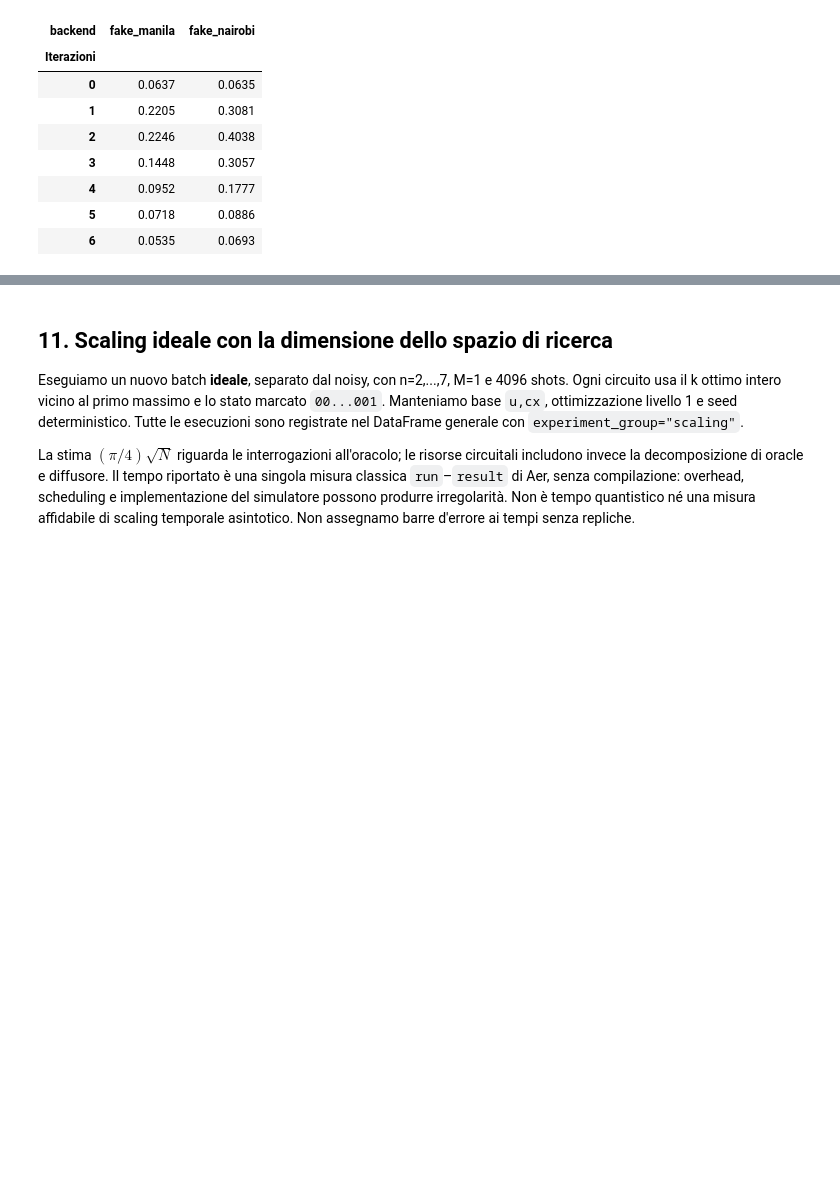
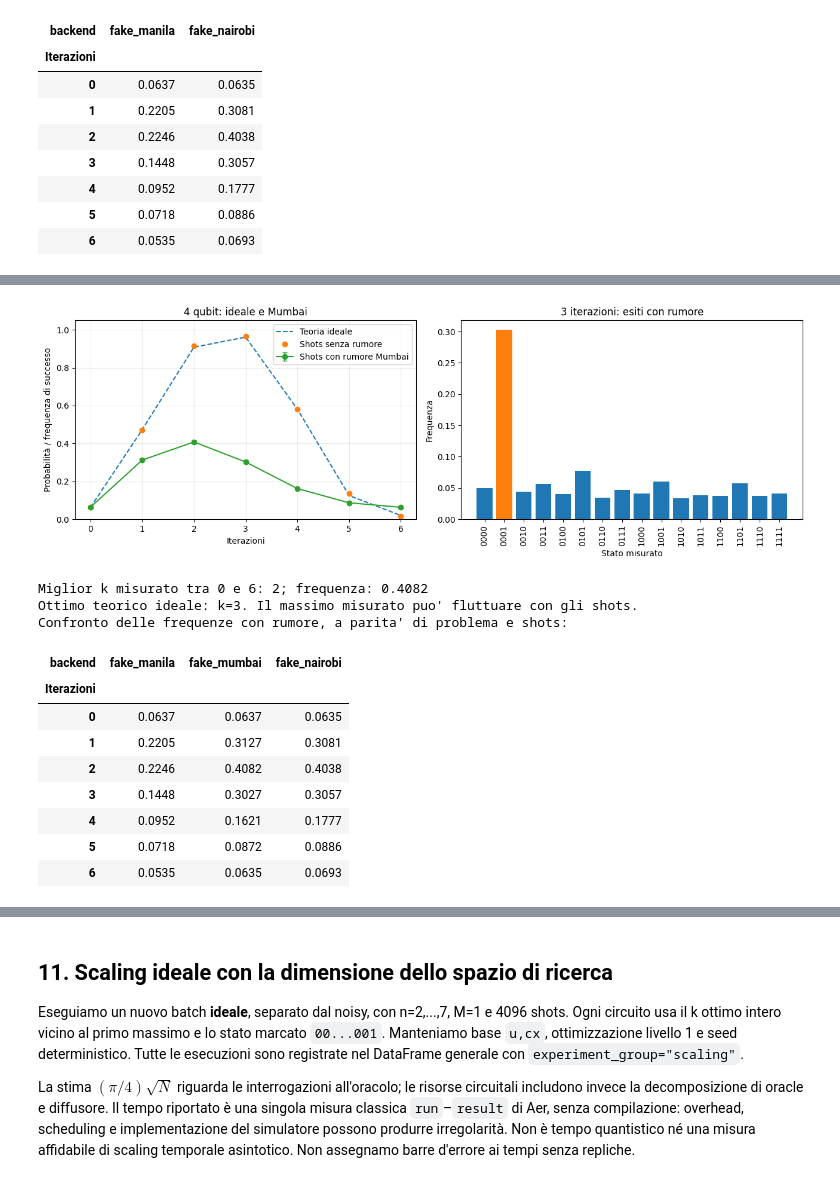
Before and after one commit to Pier2690/QuantumComputing, a Jupyter notebook: Grover.ipynb, the cells around one changed output, grey strips where cells are left out. Drawn from its saved outputs; the diff is of its cells as text; code cells hidden in the pictures; blank space fills up the shorter version.

```diff
--- a/Grover.ipynb
+++ b/Grover.ipynb
@@ -861,0 +908,44 @@ Confronto delle frequenze con rumore, a parita' di problema e shots:
+# %%
+fig, axes = plt.subplots(1, 2, figsize=(13, 4.5))
+axes[0].plot(mumbai_results_df.k, mumbai_results_df.theoretical_probability, "--", label="Teoria ideale")
+axes[0].plot(mumbai_results_df.k, mumbai_results_df.compiled_ideal_frequency, "o", label="Shots senza rumore")
+axes[0].errorbar(mumbai_results_df.k.to_numpy(dtype=float), mumbai_results_df.success_probability.to_numpy(dtype=float),
+                 yerr=mumbai_results_df.standard_error.to_numpy(dtype=float), fmt="o-", capsize=3,
+                 label="Shots con rumore Mumbai")
+axes[0].set(xlabel="Iterazioni", ylabel="Probabilità / frequenza di successo",
+            title="4 qubit: ideale e Mumbai", xticks=range(7), ylim=(0, 1.05))
+axes[0].legend()
+axes[0].grid(alpha=0.25)
+
+mumbai_example = mumbai_results_df[mumbai_results_df.k == 3].iloc[0]
+states = [format(i, "04b") for i in range(16)]
+frequencies = [mumbai_example["normalized_counts"].get(state, 0) for state in states]
+axes[1].bar(states, frequencies, color=["tab:orange" if state == "0001" else "tab:blue" for state in states])
+axes[1].set(title="3 iterazioni: esiti con rumore", xlabel="Stato misurato", ylabel="Frequenza")
+axes[1].tick_params(axis="x", rotation=90)
+fig.tight_layout()
+display(fig)
+plt.close(fig)
+
+best_mumbai = mumbai_results_df.sort_values(["success_probability", "k"], ascending=[False, True]).iloc[0]
+print(f"Miglior k misurato tra 0 e 6: {int(best_mumbai.k)}; frequenza: {best_mumbai.success_probability:.4f}")
+print("Ottimo teorico ideale: k=3. Il massimo misurato puo' fluttuare con gli shots.")
+
+print("Confronto delle frequenze con rumore, a parita' di problema e shots:")
+backend_comparison = noisy_results_df.pivot(index="k", columns="backend", values="success_probability")
+backend_comparison.index.name = "Iterazioni"
+display(backend_comparison.round(4))
+# %% [output]
+[figure, added]
+Miglior k misurato tra 0 e 6: 2; frequenza: 0.4082
+Ottimo teorico ideale: k=3. Il massimo misurato puo' fluttuare con gli shots.
+Confronto delle frequenze con rumore, a parita' di problema e shots:
+| backend | fake_manila | fake_mumbai | fake_nairobi |
+| Iterazioni |  |  |  |
+| 0 | 0.0637 | 0.0637 | 0.0635 |
+| 1 | 0.2205 | 0.3127 | 0.3081 |
+| 2 | 0.2246 | 0.4082 | 0.4038 |
+| 3 | 0.1448 | 0.3027 | 0.3057 |
+| 4 | 0.0952 | 0.1621 | 0.1777 |
+| 5 | 0.0718 | 0.0872 | 0.0886 |
+| 6 | 0.0535 | 0.0635 | 0.0693 |
```
Also changed, not shown: parts of 6 cells of this notebook.
